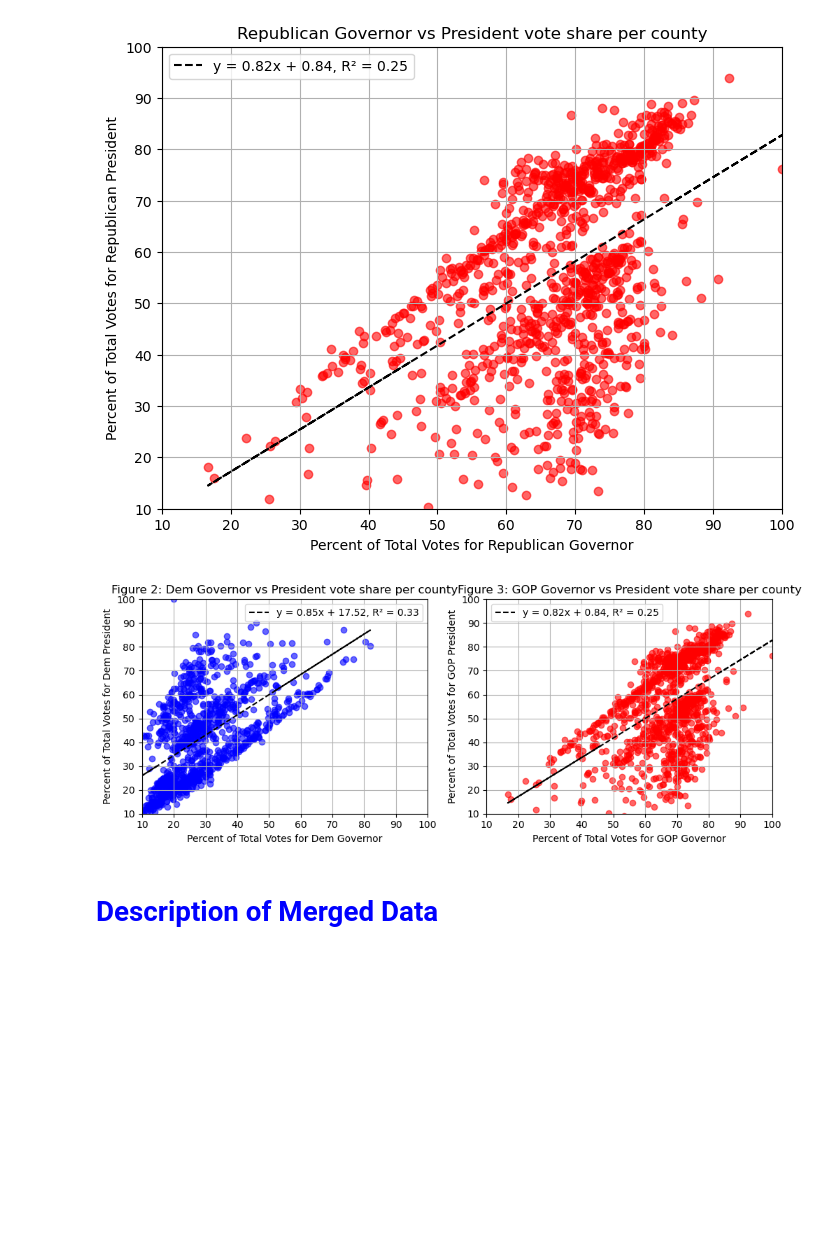
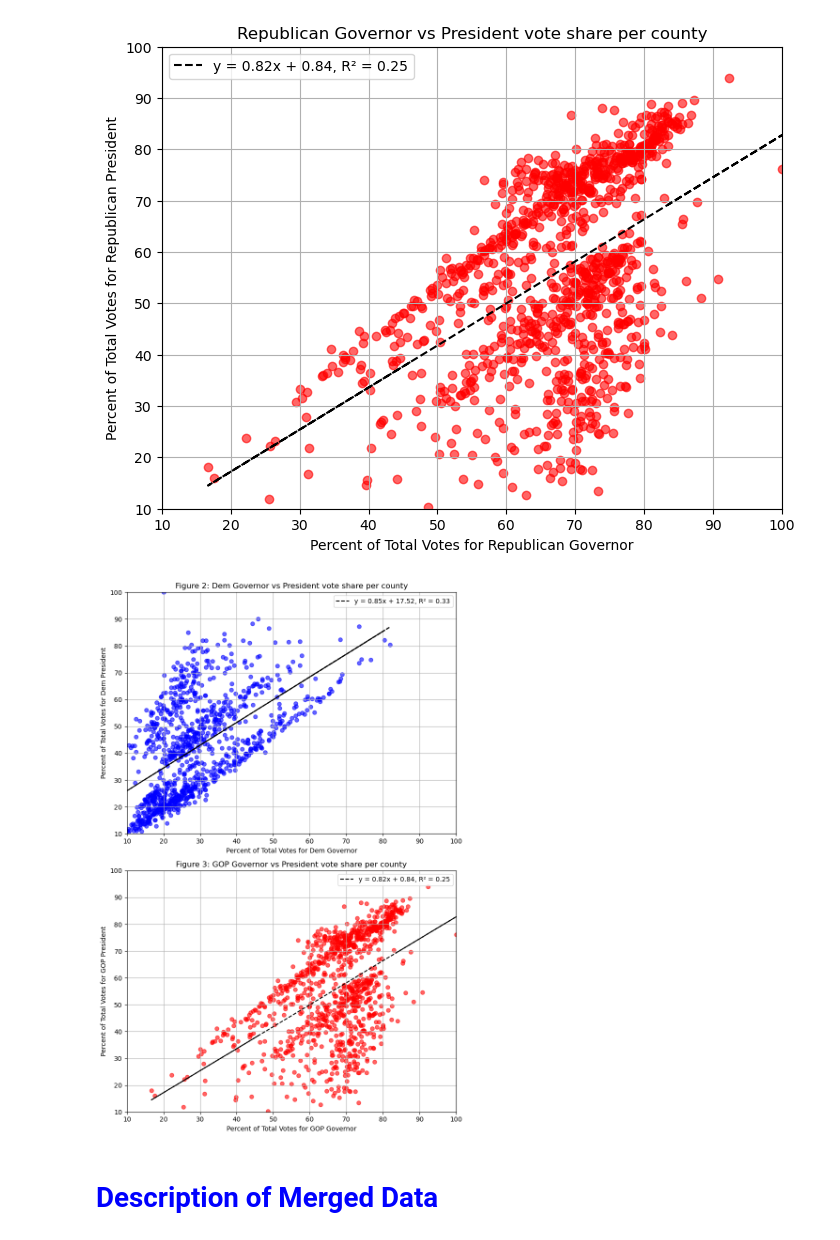
Before and after one commit to HenrySpin/QTM151Final, a Jupyter notebook: Final Project/Final.ipynb, the cells around one changed output. Cells and saved outputs as stored; diff of their text form; code cells hidden in the pictures; blank space fills up the shorter version.

```diff
--- a/Final Project/Final.ipynb
+++ b/Final Project/Final.ipynb
@@ -237,6 +239,17 @@ pres_R_votes = clean_pres_df[clean_pres_df['party'] == 'REP'].groupby(['state','
 gov_totals = gov_by_county.rename(columns={'votes': 'gov_total_votes'})
 pres_totals = pres_by_county.rename(columns={'votes': 'pres_total_votes'})
 
+def add_vote_shares(df, prefix):
+    """
+    Adds Democratic and Republican vote share columns for governor or president.
+
+    prefix: 'gov' or 'pres'
+    """
+    df[f'{prefix}_D_share'] = df[f'{prefix}_D_votes'] / df[f'{prefix}_total_votes']
+    df[f'{prefix}_R_share'] = df[f'{prefix}_R_votes'] / df[f'{prefix}_total_votes']
+    return df
+
+
 # Merge all into one dataframe
 merged_votes = (
     gov_totals
@@ -247,15 +260,14 @@ merged_votes = (
     .merge(pres_R_votes.rename(columns={'votes': 'pres_R_votes'}), on=['state','county'], how='left')
 )
 
-# Compute true Democratic vote share
-merged_votes['gov_D_share'] = merged_votes['gov_D_votes'] / merged_votes['gov_total_votes']
-merged_votes['pres_D_share'] = merged_votes['pres_D_votes'] / merged_votes['pres_total_votes']
-# Compute true Republican vote share
-merged_votes['gov_R_share'] = merged_votes['gov_R_votes'] / merged_votes['gov_total_votes']
-merged_votes['pres_R_share'] = merged_votes['pres_R_votes'] / merged_votes['pres_total_votes']
+# Add vote share columns using the function
+merged_votes = add_vote_shares(merged_votes, 'gov')
+merged_votes = add_vote_shares(merged_votes, 'pres')
+
+
 
 # Side-by-side scatter plots for Democratic and Republican vote shares
-fig, axes = plt.subplots(1, 2, figsize=(10, 4))
+fig, axes = plt.subplots(2, 1, figsize=(8, 12))
 
 # DEMOCRAT Scatter plot: each point = one county
 x = merged_votes['gov_D_share'] * 100
@@ -308,34 +320,34 @@ axes[1].scatter(
 
 # Fit linear regression
 slope, intercept = np.polyfit(x, y, 1)
 line_y = slope * x + intercept
 
 # R^2
 r_value = np.corrcoef(x, y)[0, 1]
 r_squared = r_value**2
 
 axes[1].plot(
     x,
     line_y,
     color='black',
     linestyle='--',
     label=f'y = {slope:.2f}x + {intercept:.2f}, R² = {r_squared:.2f}'
 )
 
 axes[1].set_xlim(10, 100)
 axes[1].set_ylim(10, 100)
 
 axes[1].set_xlabel("Percent of Total Votes for GOP Governor")
 axes[1].set_ylabel("Percent of Total Votes for GOP President")
 axes[1].set_title("Figure 3: GOP Governor vs President vote share per county")
 
 axes[1].grid(True)
 axes[1].legend()
 
 plt.tight_layout()
 plt.show()
 # %% [output]
-[figure, old version]
+[figure, new version]
 # %% [markdown]
 # <span style="color:blue"> Description of Merged Data </span>
 # %% [markdown]
```
Also changed, not shown: parts of 2 cells of this notebook.
